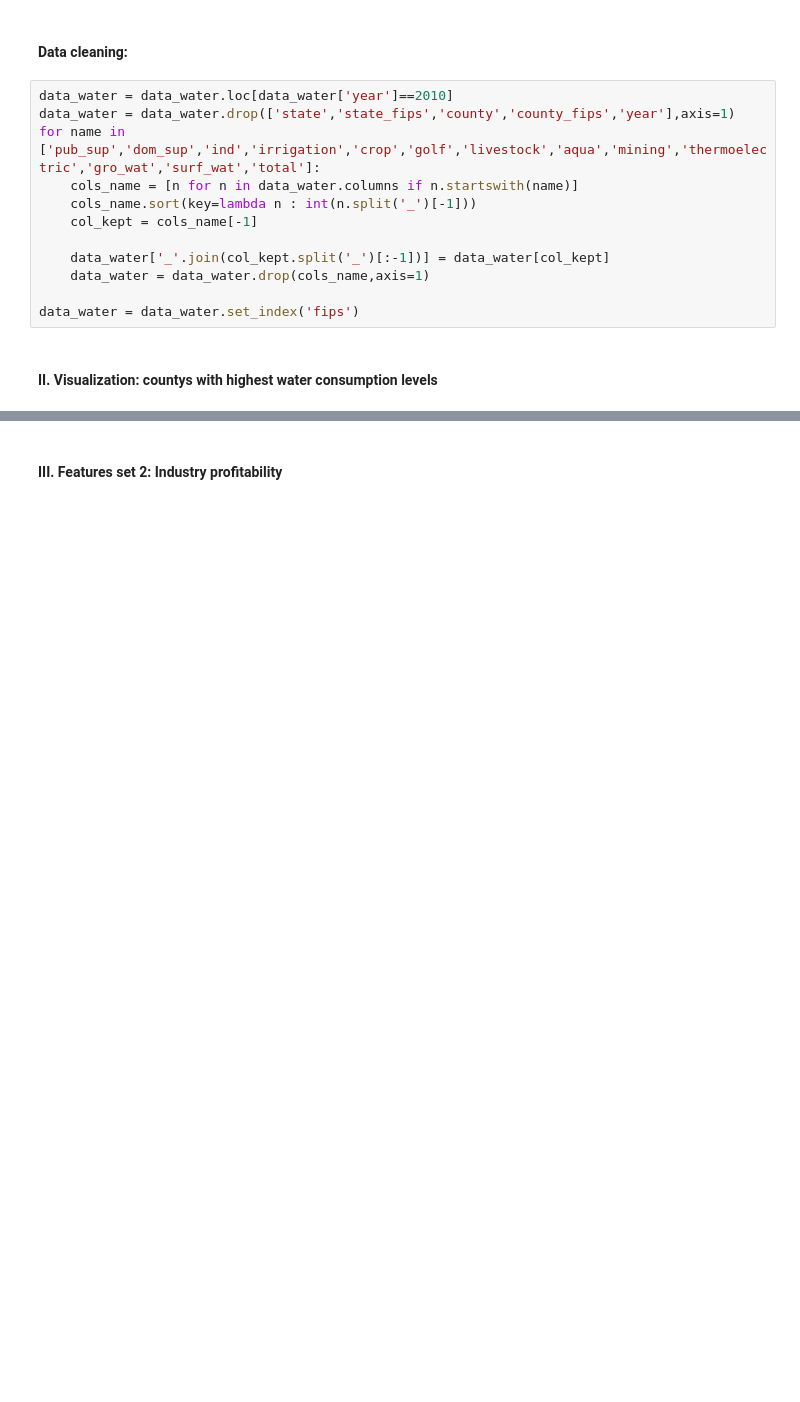
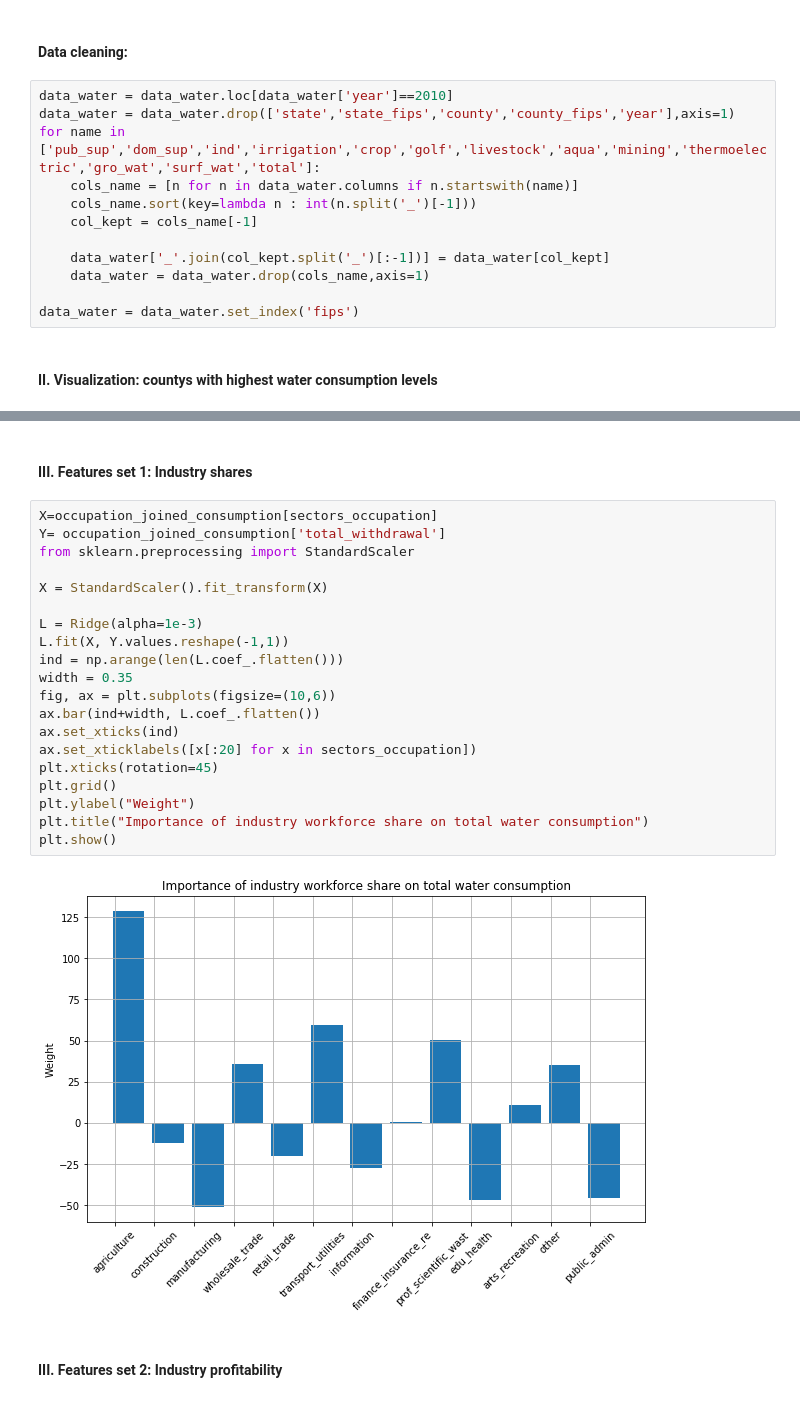
Before and after one commit to Arnaud15/Datathon, a Jupyter notebook: Report Team 9.ipynb, the cells around one changed output, grey strips where cells are left out. Cells and saved outputs as stored; diff of their text form; blank space fills up the shorter version.

```diff
--- a/Report Team 9.ipynb
+++ b/Report Team 9.ipynb
@@ -327,2 +402,26 @@ ValueError: zero-size array to reduction operation minimum which has no identity
+# %% [markdown]
+#### III. Features set 1: Industry shares
+# %%
+X=occupation_joined_consumption[sectors_occupation]
+Y= occupation_joined_consumption['total_withdrawal']
+from sklearn.preprocessing import StandardScaler
+
+X = StandardScaler().fit_transform(X)
+
+L = Ridge(alpha=1e-3)
+L.fit(X, Y.values.reshape(-1,1))
+ind = np.arange(len(L.coef_.flatten()))
+width = 0.35
+fig, ax = plt.subplots(figsize=(10,6))
+ax.bar(ind+width, L.coef_.flatten())
+ax.set_xticks(ind)
+ax.set_xticklabels([x[:20] for x in sectors_occupation])
+plt.xticks(rotation=45)
+plt.grid()
+plt.ylabel("Weight")
+plt.title("Importance of industry workforce share on total water consumption")
+plt.show()
+# %% [output]
+[figure, added]
 # %% [markdown]
 #### III. Features set 2: Industry profitability
```
Also changed, not shown: parts of 22 cells of this notebook.
